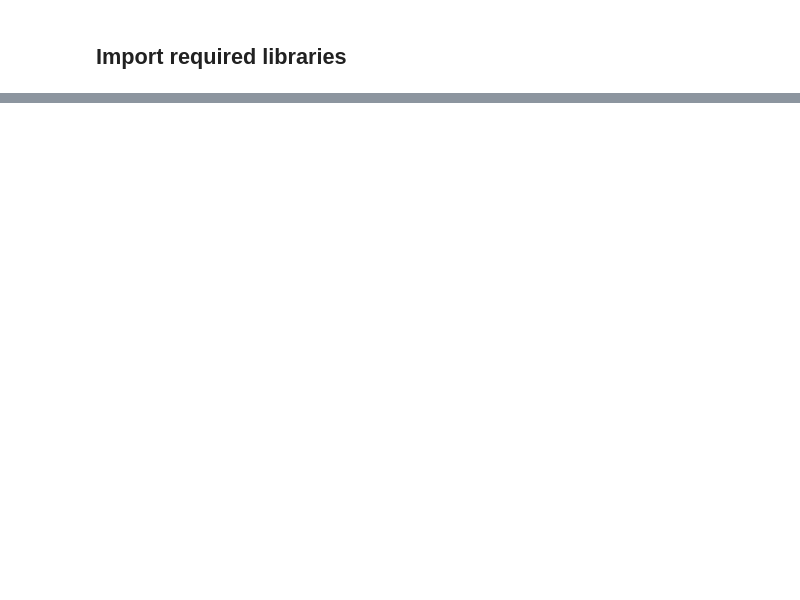
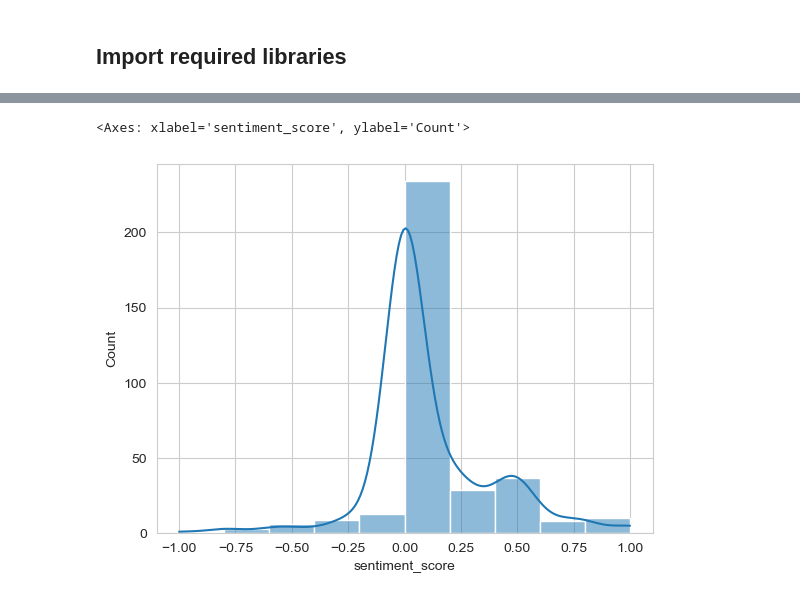
Before and after one commit to cevheri/ai-ml-train, a Jupyter notebook: Day 07/Twitter.ipynb, the cells around one changed output, grey strips where cells are left out. Saved outputs shown, nothing was run; the diff lists cells and outputs as text; code cells hidden in the pictures; blank space fills up the shorter version.

```diff
--- a/Day 07/Twitter.ipynb
+++ b/Day 07/Twitter.ipynb
@@ -29,0 +121,6 @@ from twython import Twython
+# %%
+df['sentiment_score'] = df['CONTENT'].apply(get_sentiment_score)
+sns.histplot(df['sentiment_score'], bins=10, kde=True)
+# %% [output]
+<Axes: xlabel='sentiment_score', ylabel='Count'>
+[figure, added]
```
Also changed, not shown: parts of 16 cells of this notebook.
